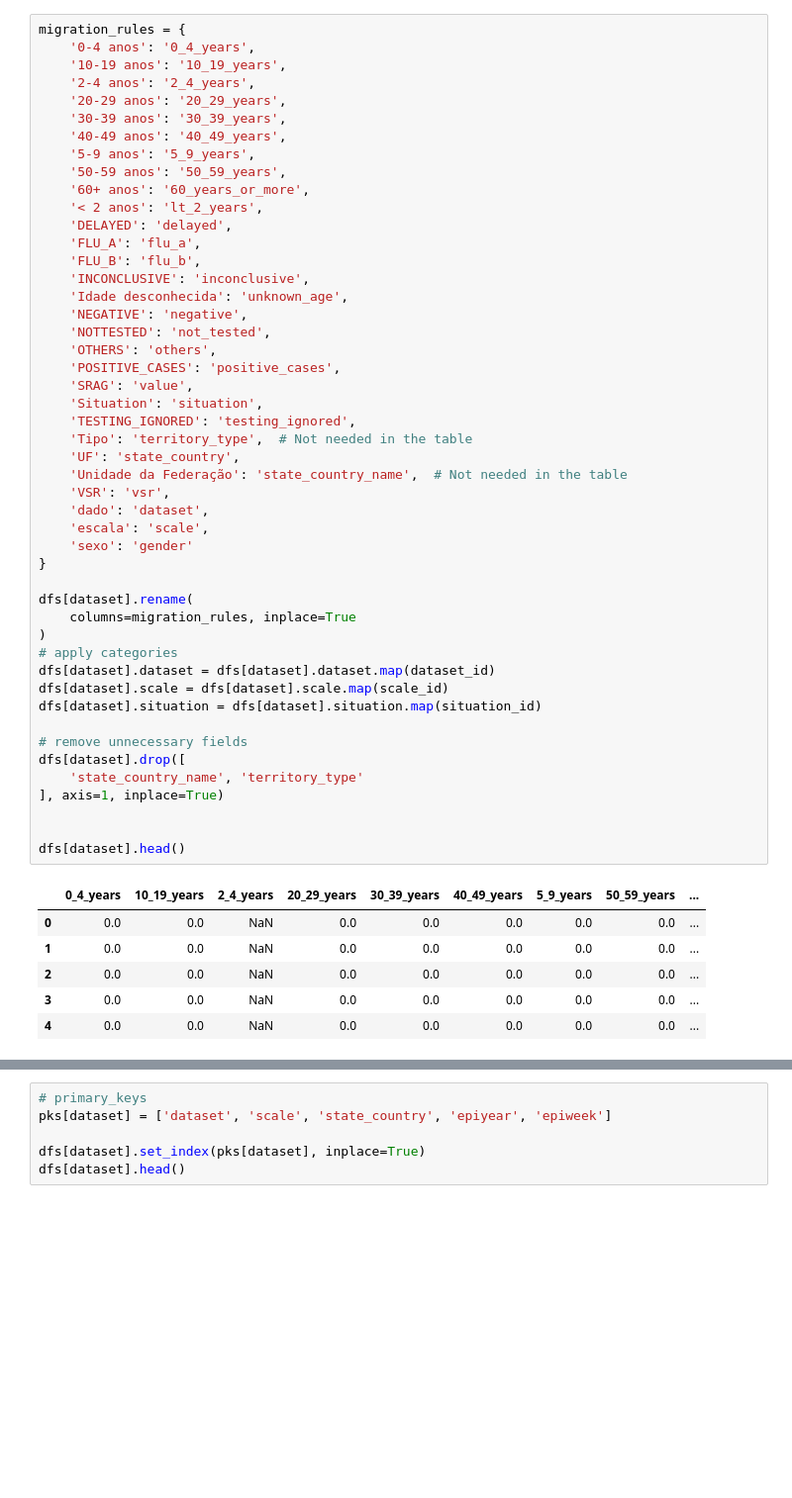
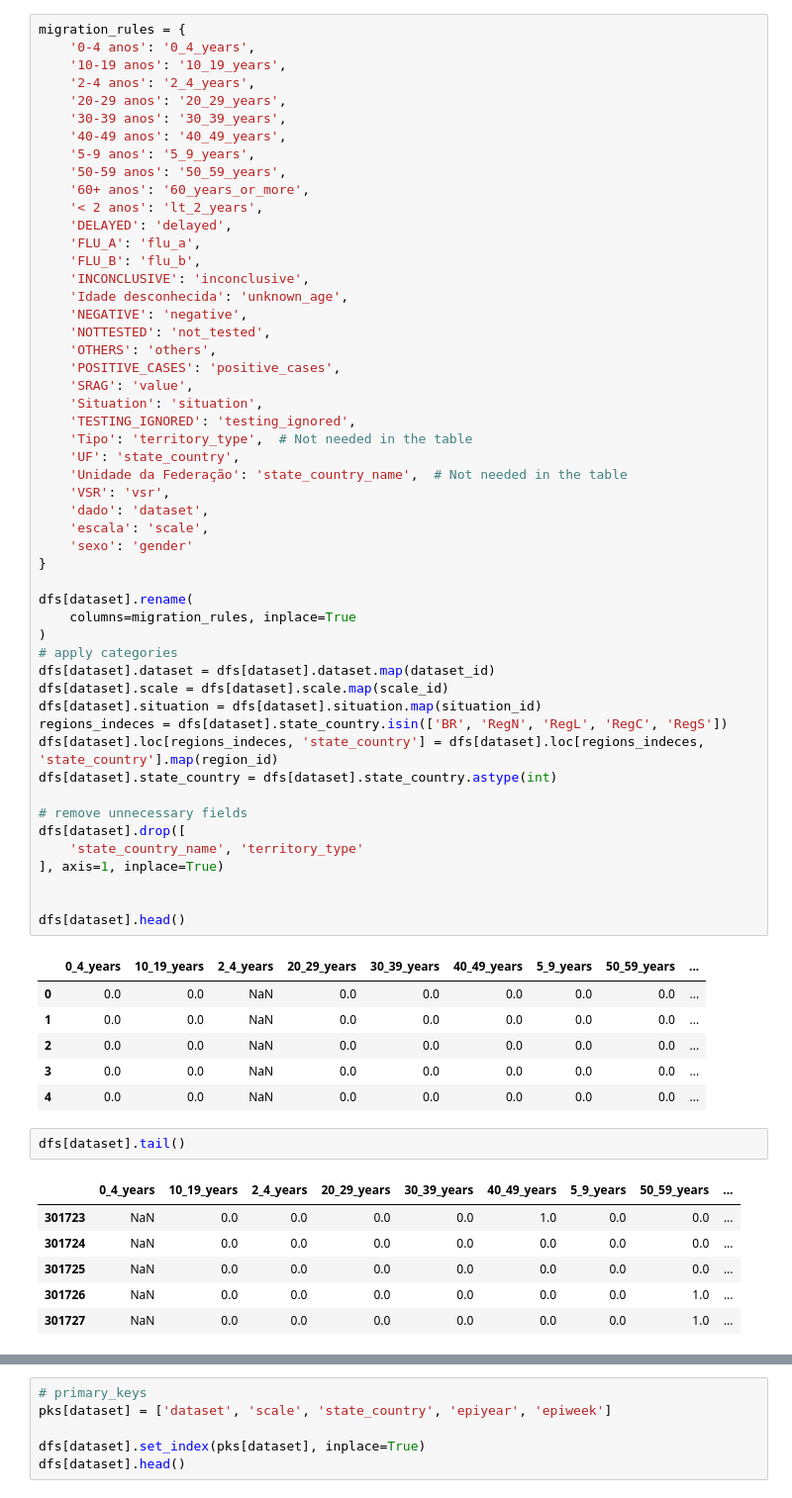
Before and after one commit to FluVigilanciaBR/fludashboard, a Jupyter notebook: Notebooks/Dataset-Migration.ipynb, the cells around one changed output, grey strips where cells are left out. Shown at 99% size. Saved outputs shown, nothing was run; the diff lists cells and outputs as text; blank space fills up the shorter version.

```diff
--- a/Notebooks/Dataset-Migration.ipynb
+++ b/Notebooks/Dataset-Migration.ipynb
@@ -328,6 +406,9 @@ dfs[dataset].rename(
 dfs[dataset].dataset = dfs[dataset].dataset.map(dataset_id)
 dfs[dataset].scale = dfs[dataset].scale.map(scale_id)
 dfs[dataset].situation = dfs[dataset].situation.map(situation_id)
+regions_indeces = dfs[dataset].state_country.isin(['BR', 'RegN', 'RegL', 'RegC', 'RegS'])
+dfs[dataset].loc[regions_indeces, 'state_country'] = dfs[dataset].loc[regions_indeces, 'state_country'].map(region_id)
+dfs[dataset].state_country = dfs[dataset].state_country.astype(int)
 
 # remove unnecessary fields
 dfs[dataset].drop([
@@ -343,3 +424,12 @@ dfs[dataset].head()
 | 2 | 0.0 | 0.0 | NaN | 0.0 | 0.0 | 0.0 | 0.0 | 0.0 | ... |
 | 3 | 0.0 | 0.0 | NaN | 0.0 | 0.0 | 0.0 | 0.0 | 0.0 | ... |
 | 4 | 0.0 | 0.0 | NaN | 0.0 | 0.0 | 0.0 | 0.0 | 0.0 | ... |
+# %%
+dfs[dataset].tail()
+# %% [output]
+|  | 0_4_years | 10_19_years | 2_4_years | 20_29_years | 30_39_years | 40_49_years | 5_9_years | 50_59_years | ... |
+| 301723 | NaN | 0.0 | 0.0 | 0.0 | 0.0 | 1.0 | 0.0 | 0.0 | ... |
+| 301724 | NaN | 0.0 | 0.0 | 0.0 | 0.0 | 0.0 | 0.0 | 0.0 | ... |
+| 301725 | NaN | 0.0 | 0.0 | 0.0 | 0.0 | 0.0 | 0.0 | 0.0 | ... |
+| 301726 | NaN | 0.0 | 0.0 | 0.0 | 0.0 | 0.0 | 0.0 | 1.0 | ... |
+| 301727 | NaN | 0.0 | 0.0 | 0.0 | 0.0 | 0.0 | 0.0 | 1.0 | ... |
```
Also changed, not shown: parts of 20 cells of this notebook.
